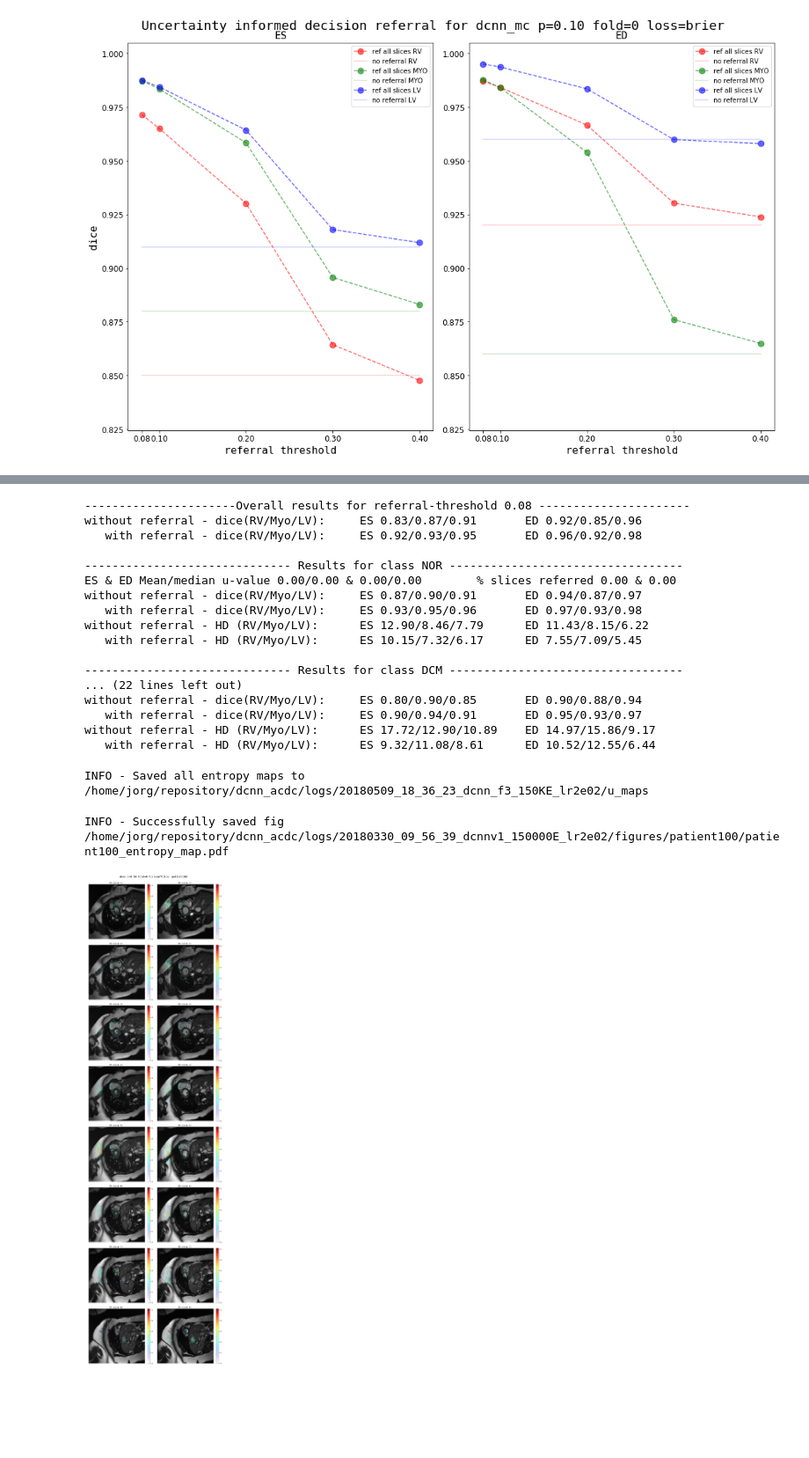
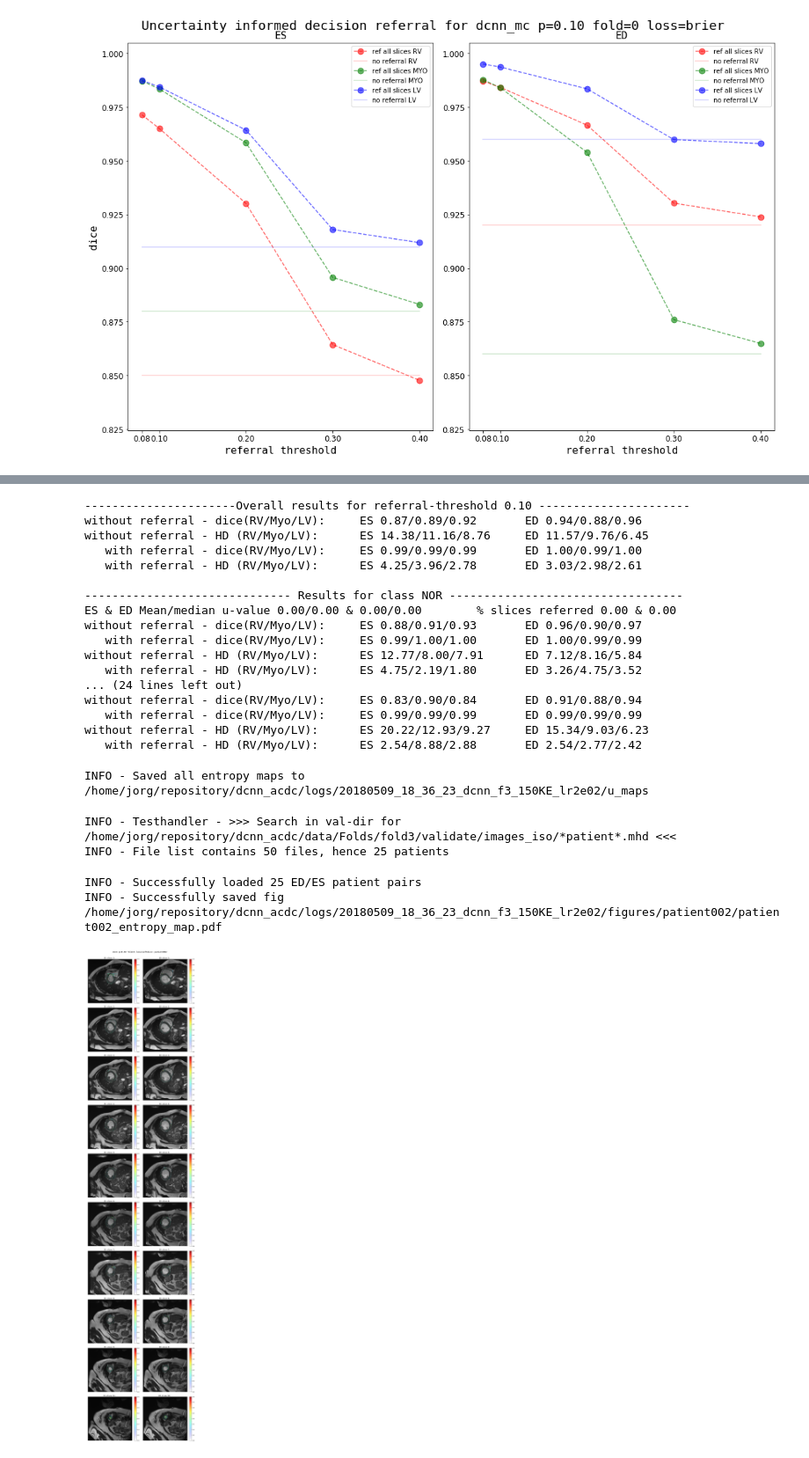
Before and after one commit to toologicbv/dcnn_acdc, a Jupyter notebook: notebooks/test_entropy_maps.ipynb, the cells around one changed output, grey strips where cells are left out. Shown at 88% size. Saved outputs shown, nothing was run; the diff lists cells and outputs as text; code cells hidden in the pictures; blank space fills up the shorter version.

```diff
--- a/notebooks/test_entropy_maps.ipynb
+++ b/notebooks/test_entropy_maps.ipynb
@@ -66,7 +66,7 @@ np.random.seed(SEED)
 
 # IMPORTANT - THE FOLD WE'RE USING FOR TESTING. NOTE: Training and testing fold should be the same
 # we raise an error in the test_ensemble method if this is not the case!
-TEST_FOLD = 0
+TEST_FOLD = 1
 
 # baseline:
 exp_base = {3: "20180509_18_36_23_dcnn_f3_150KE_lr2e02",
@@ -75,29 +75,28 @@ exp_base = {3: "20180509_18_36_23_dcnn_f3_150KE_lr2e02",
             0: "20180330_09_56_39_dcnnv1_150000E_lr2e02"}
 exp_base_path = os.path.join(LOG_DIR, exp_base[TEST_FOLD])
 
-
-exp_base_brier = {3: "20180628_15_28_44_dcnn_f3_150KE_lr2e02",
-                  2: "20180628_15_18_08_dcnn_f2_150KE_lr2e02",
-                  1: "20180628_13_53_01_dcnn_f1_150KE_lr2e02",
-                  0: "20180628_13_51_59_dcnn_f0_150KE_lr2e02"}
+# 3: "20180628_15_28_44_dcnn_f3_150KE_lr2e02",
+# 2: "20180628_15_18_08_dcnn_f2_150KE_lr2e02",
+exp_base_brier = {3: "20180628_15_28_44_dcnn_f3_brier_150KE_lr2e02",
+                  2: "20180628_15_18_08_dcnn_f2_brier_150KE_lr2e02",
+                  1: "20180628_13_53_01_dcnn_f1_brier_150KE_lr2e02",
+                  0: "20180628_13_51_59_dcnn_f0_brier_150KE_lr2e02"}
 
 exp_base_brier_path = os.path.join(LOG_DIR, exp_base_brier[TEST_FOLD])
 
 
-exp_mc005_brier = {3: "20180428_09_11_35_dcnn_mc_f3p005_brier_150KE_lr2e02",
-                   2: "20180426_14_47_23_dcnn_mc_f2p005_brier_150KE_lr2e02",
-                   1: "20180426_14_45_50_dcnn_mc_f1p005_brier_150KE_lr2e02",
-                   0: "20180418_15_02_36_dcnn_mcv1_150000E_lr2e02"}
-exp_mc005_brier_path = os.path.join(LOG_DIR, exp_mc005_brier[TEST_FOLD])
-
-
-# 20180508_11_47_05_dcnn_mc_f2p01_brier_20KE_lr2e02
-# 20180426_14_14_39_dcnn_mc_f2p01_brier_150KE_lr2e02
 exp_mc01_brier = {3: "20180426_14_14_57_dcnn_mc_f3p01_brier_150KE_lr2e02",
                   2: "20180426_14_14_39_dcnn_mc_f2p01_brier_150KE_lr2e02",
                   1: "20180426_14_13_46_dcnn_mc_f1p01_brier_150KE_lr2e02",
                   0: "20180418_15_02_05_dcnn_mcv1_150000E_lr2e02"}
 exp_mc01_brier_path = os.path.join(LOG_DIR, exp_mc01_brier[TEST_FOLD])
+
+
+exp_mc01_softmax = {3: "20180630_10_26_32_dcnn_mc_f3p01_150KE_lr2e02",
+                    2: "20180630_10_27_07_dcnn_mc_f2p01_150KE_lr2e02",
+                    1: "20180629_11_28_29_dcnn_mc_f1p01_150KE_lr2e02",
+                    0: "20180629_10_33_08_dcnn_mc_f0p01_150KE_lr2e02"}
+exp_mc01_softmax_path = os.path.join(LOG_DIR, exp_mc01_softmax[TEST_FOLD])
 # %%
 print("!!! IMPORTANT !!! - EVALUATING MODELS ON HOLD OUT IMAGES IN FOLD {}".format(TEST_FOLD))
 
@@ -180,23 +227,23 @@ without referral - HD (RV/Myo/LV):      ES 16.41/11.39/12.04    ED 15.12/10.97/9
 # %%
-show_referral_results(ref_results_base, referral_threshold=0.08, per_disease=True)
+show_referral_results(ref_res_mcbrier_umap, referral_threshold=0.1, per_disease=True)
 # %% [output]
-----------------------Overall results for referral-threshold 0.08 ----------------------
-without referral - dice(RV/Myo/LV):     ES 0.83/0.87/0.91       ED 0.92/0.85/0.96
-   with referral - dice(RV/Myo/LV):     ES 0.92/0.93/0.95       ED 0.96/0.92/0.98
+----------------------Overall results for referral-threshold 0.10 ----------------------
+without referral - dice(RV/Myo/LV):     ES 0.87/0.89/0.92       ED 0.94/0.88/0.96
+without referral - HD (RV/Myo/LV):      ES 14.38/11.16/8.76     ED 11.57/9.76/6.45
+   with referral - dice(RV/Myo/LV):     ES 0.99/0.99/0.99       ED 1.00/0.99/1.00
+   with referral - HD (RV/Myo/LV):      ES 4.25/3.96/2.78       ED 3.03/2.98/2.61
 
 ------------------------------ Results for class NOR ----------------------------------
 ES & ED Mean/median u-value 0.00/0.00 & 0.00/0.00        % slices referred 0.00 & 0.00
-without referral - dice(RV/Myo/LV):     ES 0.87/0.90/0.91       ED 0.94/0.87/0.97
-   with referral - dice(RV/Myo/LV):     ES 0.93/0.95/0.96       ED 0.97/0.93/0.98
-without referral - HD (RV/Myo/LV):      ES 12.90/8.46/7.79      ED 11.43/8.15/6.22
-   with referral - HD (RV/Myo/LV):      ES 10.15/7.32/6.17      ED 7.55/7.09/5.45
-
------------------------------- Results for class DCM ----------------------------------
-... (22 lines left out)
-without referral - dice(RV/Myo/LV):     ES 0.80/0.90/0.85       ED 0.90/0.88/0.94
-   with referral - dice(RV/Myo/LV):     ES 0.90/0.94/0.91       ED 0.95/0.93/0.97
-without referral - HD (RV/Myo/LV):      ES 17.72/12.90/10.89    ED 14.97/15.86/9.17
-   with referral - HD (RV/Myo/LV):      ES 9.32/11.08/8.61      ED 10.52/12.55/6.44
+without referral - dice(RV/Myo/LV):     ES 0.88/0.91/0.93       ED 0.96/0.90/0.97
+   with referral - dice(RV/Myo/LV):     ES 0.99/1.00/1.00       ED 1.00/0.99/0.99
+without referral - HD (RV/Myo/LV):      ES 12.77/8.00/7.91      ED 7.12/8.16/5.84
+   with referral - HD (RV/Myo/LV):      ES 4.75/2.19/1.80       ED 3.26/4.75/3.52
+... (24 lines left out)
+without referral - dice(RV/Myo/LV):     ES 0.83/0.90/0.84       ED 0.91/0.88/0.94
+   with referral - dice(RV/Myo/LV):     ES 0.99/0.99/0.99       ED 0.99/0.99/0.99
+without referral - HD (RV/Myo/LV):      ES 20.22/12.93/9.27     ED 15.34/9.03/6.23
+   with referral - HD (RV/Myo/LV):      ES 2.54/8.88/2.88       ED 2.54/2.77/2.42
 # %%
 exper_hdl_base.create_entropy_maps(do_save=True)
 # %% [output]
@@ -204,13 +251,17 @@ INFO - Saved all entropy maps to /home/jorg/repository/dcnn_acdc/logs/20180509_1
 # %%
 exper_hdl_base.get_entropy_maps()
 # %%
-exper_handler = exper_hdl_base  # exper_hdl_base  exper_hdl_mc01_brier
-patient_id = "patient100"
+exper_handler = exper_hdl_base  # exper_hdl_base  exper_hdl_mc01_brier  exper_hdl_base_brier
+patient_id = "patient002"
+# "patient100"
 
 plot_entropy_map_for_patient(exper_handler, patient_id, do_save=True)
 # %% [output]
-INFO - Successfully saved fig /home/jorg/repository/dcnn_acdc/logs/20180330_09_56_39_dcnnv1_150000E_lr2e02/figures/patient100/patient100_entropy_map.pdf
+INFO - Testhandler - >>> Search in val-dir for /home/jorg/repository/dcnn_acdc/data/Folds/fold3/validate/images_iso/*patient*.mhd <<<
+INFO - File list contains 50 files, hence 25 patients
+INFO - Successfully loaded 25 ED/ES patient pairs
+INFO - Successfully saved fig /home/jorg/repository/dcnn_acdc/logs/20180509_18_36_23_dcnn_f3_150KE_lr2e02/figures/patient002/patient002_entropy_map.pdf
-[figure, old version]
+[figure, new version]
 # %%
 exper_handler = exper_hdl_base
 
```
Also changed, not shown: parts of 7 cells of this notebook, 11 other files.
